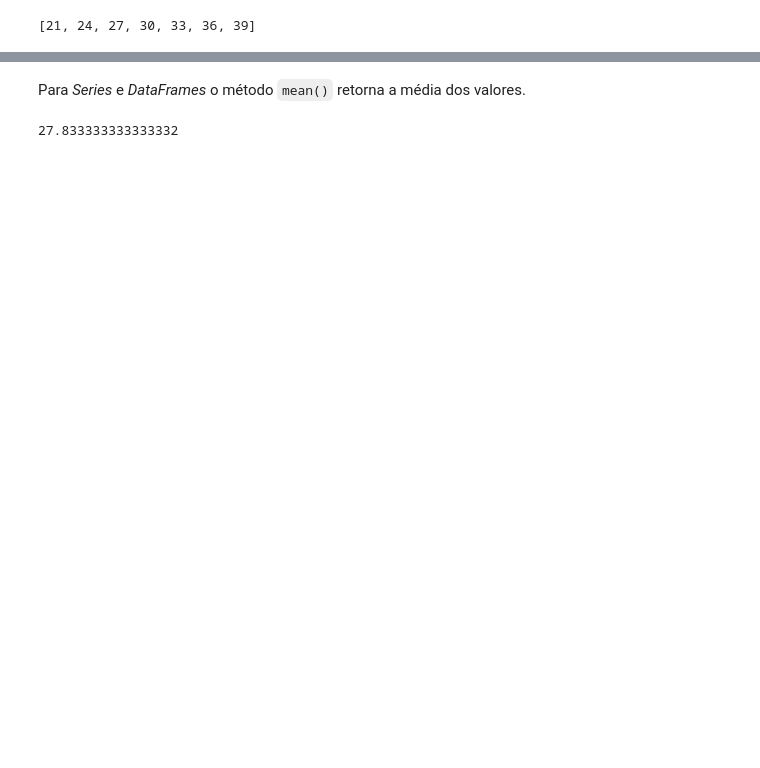
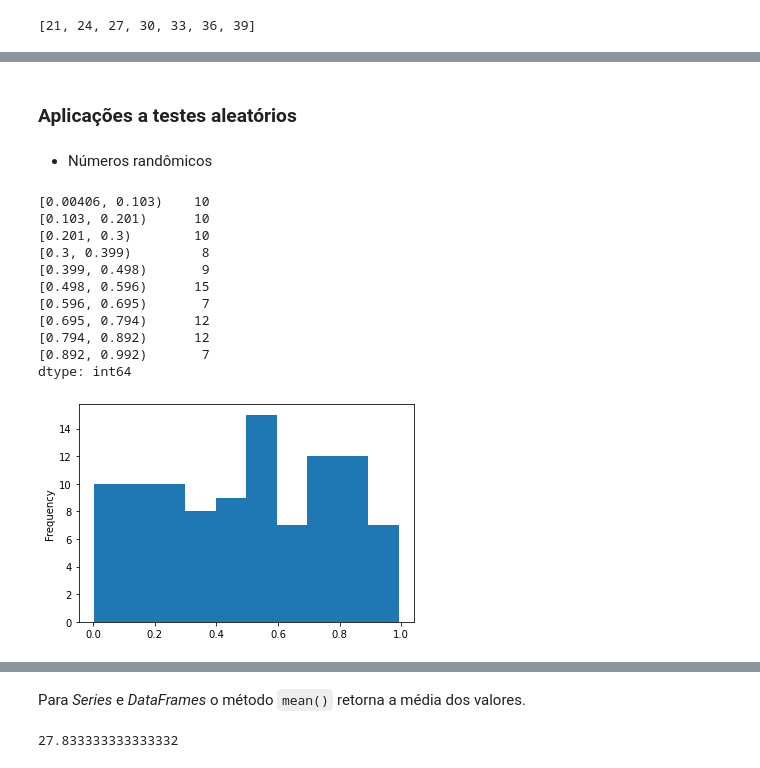
Before and after one commit to gcpeixoto/ICD, a Jupyter notebook: _build/html/_sources/ipynb/11-estatistica-descritiva.ipynb, the cells around one changed output, grey strips where cells are left out. Cells and saved outputs as stored; diff of their text form; code cells hidden in the pictures; blank space fills up the shorter version.

```diff
--- a/_build/html/_sources/ipynb/11-estatistica-descritiva.ipynb
+++ b/_build/html/_sources/ipynb/11-estatistica-descritiva.ipynb
@@ -118,7 +151,8 @@ Agora definimos os *limites das classes*. Para tanto, começamos com o menor val
 | 33 $|-$ 36 |
 | 36 $|-$ 39 |
 # %%
-bins = [np.min(dados) + i*h.astype('int') for i in range(K.astype('int')+1)]; bins
+bin_ = [np.min(dados) + i*h.astype('int') for i in range(K+1)];
+bin_
 # %% [output]
 [21, 24, 27, 30, 33, 36, 39]
 # %% [markdown]
@@ -225,0 +204,2 @@ As medidas de posição são valores que representam a tendência de concentraç
+# %% [markdown]
+### Aplicações a testes aleatórios
@@ -225,0 +215,18 @@ As medidas de posição são valores que representam a tendência de concentraç
+# %% [markdown]
+- Números randômicos
+# %%
+z1,T1 = random_test(100, dist='rand',binMethod='standard')
+z1.plot.hist(); T1
+# %% [output]
+[0.00406, 0.103)    10
+[0.103, 0.201)      10
+[0.201, 0.3)        10
+[0.3, 0.399)         8
+[0.399, 0.498)       9
+[0.498, 0.596)      15
+[0.596, 0.695)       7
+[0.695, 0.794)      12
+[0.794, 0.892)      12
+[0.892, 0.992)       7
+dtype: int64
+[figure, added]
```
Also changed, not shown: parts of 119 cells of this notebook, 23 other files.
